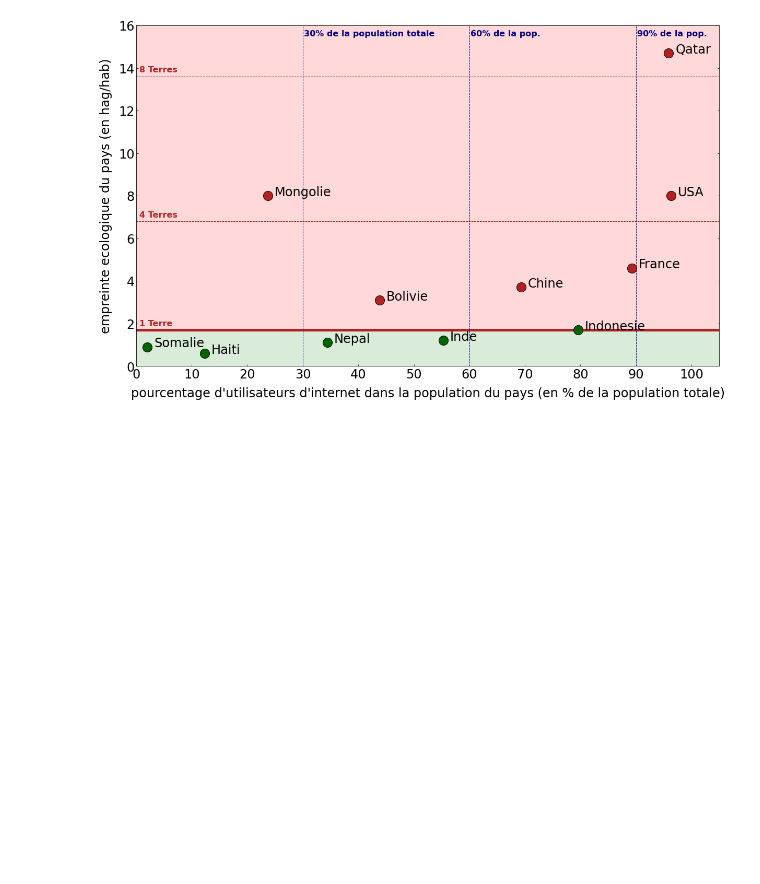
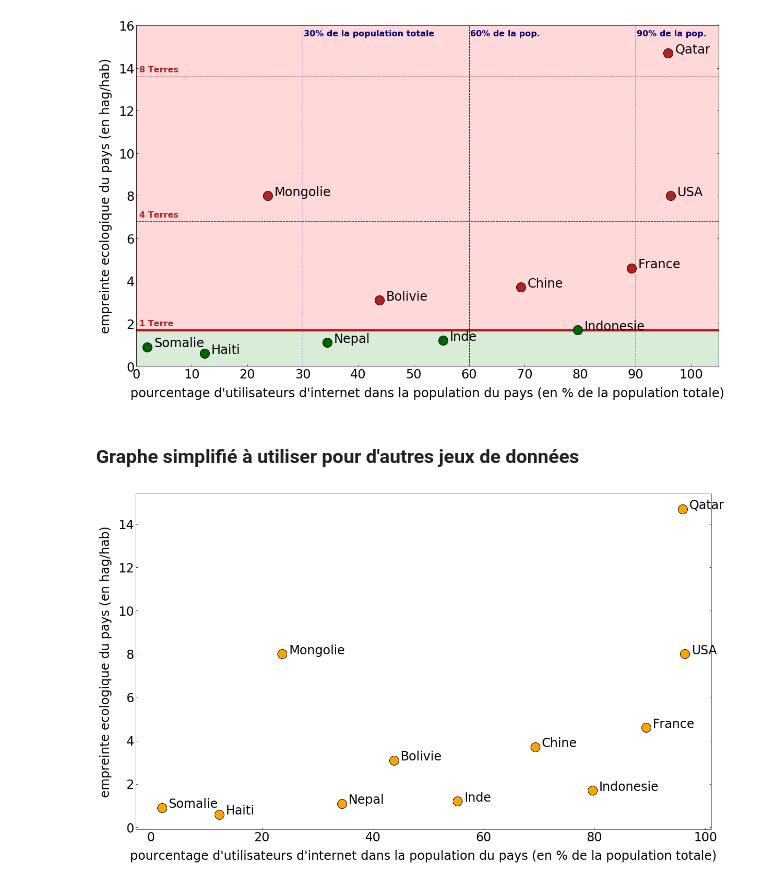
Before and after one commit to inrialearninglab/NotebookImpactNum, a Jupyter notebook: PaysParPourcentageInternetEtEmpreinteEcologique.ipynb, the cells around one changed output. Cells and saved outputs as stored; diff of their text form; code cells hidden in the pictures; blank space fills up the shorter version.

Commit message:
modifications Julie pour Eidos 64

```diff
--- a/PaysParPourcentageInternetEtEmpreinteEcologique.ipynb
+++ b/PaysParPourcentageInternetEtEmpreinteEcologique.ipynb
@@ -21,7 +21,7 @@ source des données : https://data.footprintnetwork.org/#/
 # %%
 # liste des pays
 pays = []
-# liste du pourcentage d'utilisateurs d'internet dans la population du pays
-internet_users = []
-# liste de l'empreinte écologique du pays
-empreinte_eco = []
+# liste des valeurs des abscisses, ici pourcentage d'utilisateurs d'internet dans la population du pays
+x_data = []
+# liste des valeurs des ordonnées, ici de l'empreinte écologique du pays
+y_data = []
@@ -28,3 +30,6 @@ empreinte_eco = []
+# %%
+nom_axe_abscisses = 'pourcentage d\'utilisateurs d\'internet dans la population du pays (en % de la population totale)'
+nom_axe_ordonnees = 'empreinte ecologique du pays (en hag/hab)'
 # %% [markdown]
 ### Définir une fonction qui permet d'entrer un pays et les valeurs des 2 paramètres associés
 # %%
@@ -146,18 +151,18 @@ plt.annotate('90% de la pop.', color='navy', fontsize=16, fontweight='bold', xy=
 
 # tracer les points
 for i in range(nb_pays) : # boucle pour tracer les points pays par pays
-    if empreinte_eco[i]>1.7 : # condition pour afficher les pays d'une certaines couleur
-        ax.plot(internet_users[i], empreinte_eco[i], 'o', markersize=18, markerfacecolor='firebrick', markeredgecolor='black')
+    if y_data[i]>1.7 : # condition pour afficher les pays d'une certaines couleur
+        ax.plot(x_data[i], y_data[i], 'o', markersize=18, markerfacecolor='firebrick', markeredgecolor='black')
     else :
-        ax.plot(internet_users[i], empreinte_eco[i], 'o', markersize=18, markerfacecolor='darkgreen', markeredgecolor='black')
+        ax.plot(x_data[i], y_data[i], 'o', markersize=18, markerfacecolor='darkgreen', markeredgecolor='black')
 
     #if pays[i] in ['Chine', 'Somalie', 'Haiti', 'Nepal', 'Qatar', 'Bolivie']:
-    plt.annotate(f'{pays[i]}', color='black', fontsize=24, xy=(internet_users[i],empreinte_eco[i]), xytext=(internet_users[i]+1.2,empreinte_eco[i]))
+    plt.annotate(f'{pays[i]}', color='black', fontsize=24, xy=(x_data[i],y_data[i]), xytext=(x_data[i]+1.2,y_data[i]))
         # annotate permet d'écrire du texte sur un graphique, ici le nom du pays associé à chaque point (x,y)
 
 # nom des axes, taille de la police et espacement de nom par rapport à l'axe
-plt.xlabel('pourcentage d\'utilisateurs d\'internet dans la population du pays (en % de la population totale)',fontsize=24, labelpad=12)
-plt.ylabel('empreinte ecologique du pays (en hag/hab)',fontsize=24, labelpad=12)
+plt.xlabel(nom_axe_abscisses,fontsize=24, labelpad=12)
+plt.ylabel(nom_axe_ordonnees,fontsize=24, labelpad=12)
 
 # taille et style des axes
 ax.tick_params(labelsize=24)
@@ -186,6 +191,30 @@ ax.fill_between(x,y1,y2, color='red', alpha=0.15)
 
 
 # sauvegarder le graphe au format pdf
-plt.savefig('./diagramme_pays_complet.pdf', bbox_inches='tight')
+plt.savefig('./diagramme_pays.pdf', bbox_inches='tight')
 # %% [output]
 [figure]
+# %% [markdown]
+### Graphe simplifié à utiliser pour d'autres jeux de données
+# %%
+fig, ax=plt.subplots(figsize=(20, 12))
+
+# tracer les points
+for i in range(nb_pays) : # boucle pour tracer les points pays par pays
+    ax.plot(x_data[i], y_data[i], 'o', markersize=18, markerfacecolor='orange', markeredgecolor='black')
+    plt.annotate(f'{pays[i]}', color='black', fontsize=24, xy=(x_data[i],y_data[i]), xytext=(x_data[i]+1.2,y_data[i]))
+    # annotate permet d'écrire du texte sur un graphique, ici le nom du pays associé à chaque point (x,y)
+
+# nom des axes, taille de la police et espacement de nom par rapport à l'axe
+plt.xlabel(nom_axe_abscisses,fontsize=24, labelpad=12)
+plt.ylabel(nom_axe_ordonnees,fontsize=24, labelpad=12)
+
+# taille et style des axes
+ax.tick_params(labelsize=24)
+ax.xaxis.set_tick_params(direction="in", which="both")
+ax.yaxis.set_tick_params(direction="in", right=True, which="both")
+
+# sauvegarder le graphe au format pdf
+plt.savefig('./diagramme_pays_bis.pdf', bbox_inches='tight')
+# %% [output]
+[figure, added]
```
Also changed, not shown: parts of 4 cells of this notebook.
